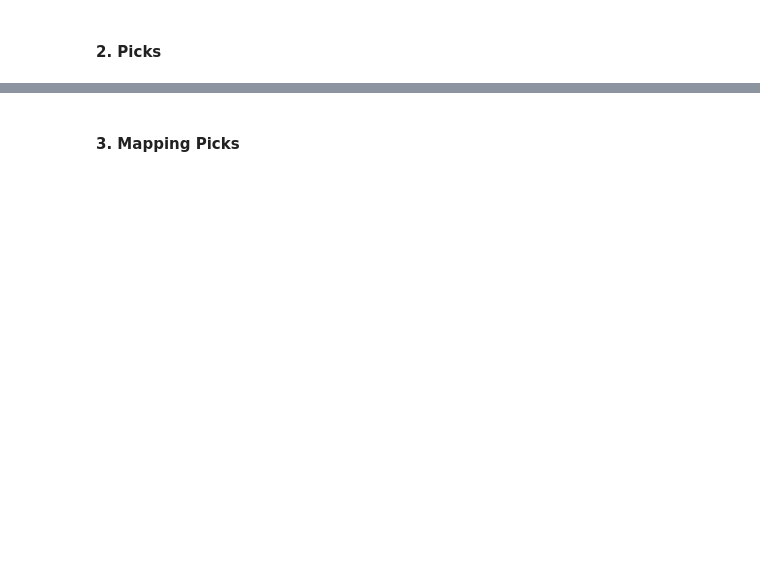
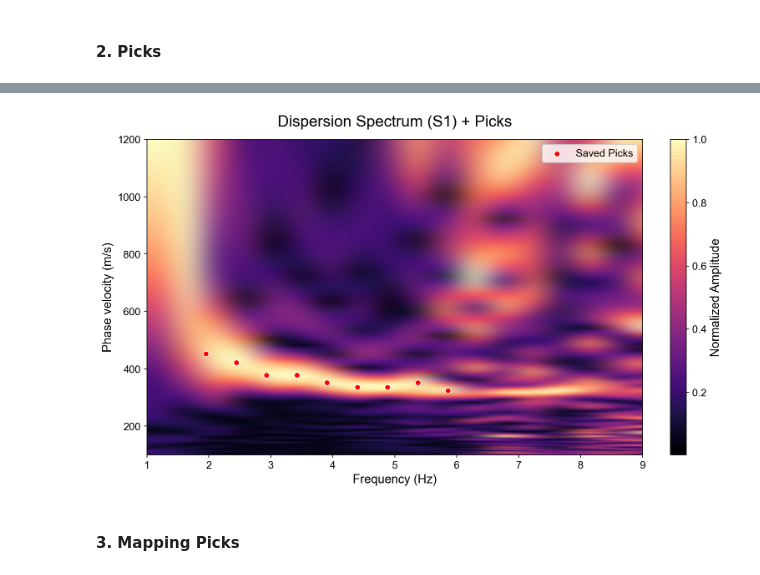
Before and after one commit to Benz-Poobua/das_ani, a Jupyter notebook: notebooks/disp_urban.ipynb, the cells around one changed output, grey strips where cells are left out. Drawn from its saved outputs; the diff is of its cells as text; code cells hidden in the pictures; blank space fills up the shorter version.

```diff
--- a/notebooks/disp_urban.ipynb
+++ b/notebooks/disp_urban.ipynb
@@ -248 +273,20 @@ print(f"Found {len(files_to_animate)} configured files to animate.")
+# %%
+fig, ax = plot_fv_pick(
+    fv_files=right_side_files_s1_v1 + left_side_files_s1_v1,
+    VS=70,
+    picks_dir=picks_out_dir,
+    xmin=1.0,
+    xmax=9.0,
+    ymin=100.0,
+    ymax=1200.0,
+    cmap="magma",
+    figsize=(10, 6),
+    title="Dispersion Spectrum (S1) + Picks",
+    show_cbar=True,
+    dpi=150
+)
+
+plt.show()
+# %% [output]
+[figure, added]
 # %%
```
Also changed, not shown: parts of 11 cells of this notebook, 6 other files.
